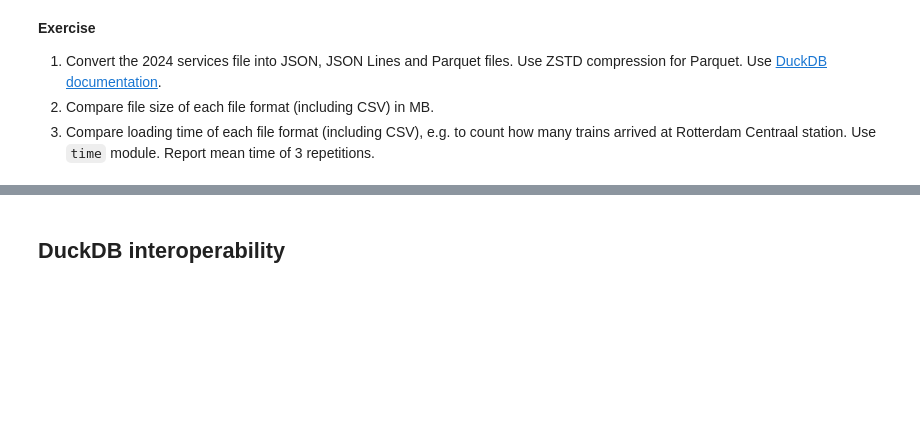
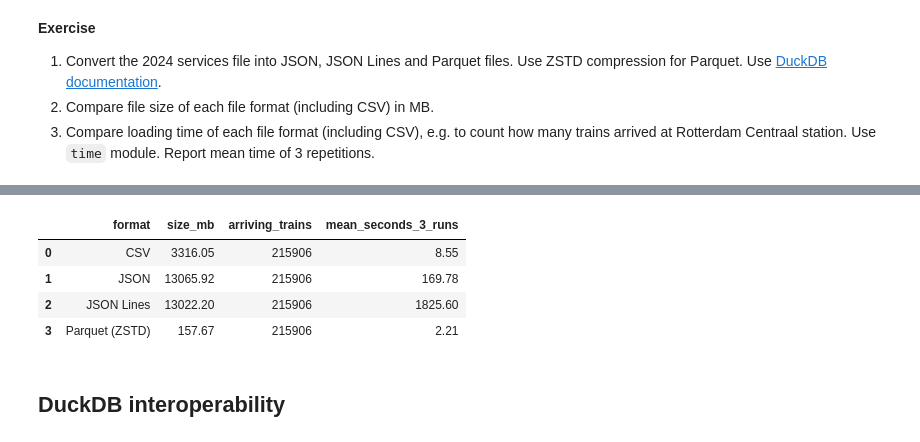
Before and after one commit to VictorRadelytskyi/MLOps_course_AGH, a Jupyter notebook: lab02/notebook_02_duckdb.ipynb, the cells around one changed output, grey strips where cells are left out. Drawn from its saved outputs; the diff is of its cells as text; code cells hidden in the pictures; blank space fills up the shorter version.

```diff
--- a/lab02/notebook_02_duckdb.ipynb
+++ b/lab02/notebook_02_duckdb.ipynb
@@ -195,3 +497,68 @@ with open("data/services_2024_duckdb.tsv") as file:
 1. Convert the 2024 services file into JSON, JSON Lines and Parquet files. Use ZSTD compression for Parquet. Use [DuckDB documentation](https://duckdb.org/docs/stable/sql/statements/copy.html#format-specific-options).
 2. Compare file size of each file format (including CSV) in MB.
 3. Compare loading time of each file format (including CSV), e.g. to count how many trains arrived at Rotterdam Centraal station. Use `time` module. Report mean time of 3 repetitions.
+# %%
+import os
+import pandas as pd
+import statistics
+import time
+
+source_csv = "data/services-2024.csv"
+json_file = "data/services-2024.json"
+jsonl_file = "data/services-2024.jsonl"
+parquet_file = "data/services-2024.parquet"
+
+format_db = duckdb.connect(":memory:")
+if not os.path.exists(json_file):
+    format_db.sql(f"""
+COPY (SELECT * FROM read_csv_auto('{source_csv}'))
+TO '{json_file}' (FORMAT JSON, ARRAY TRUE, OVERWRITE_OR_IGNORE TRUE)
+    """)
+if not os.path.exists(jsonl_file):
+    format_db.sql(f"""
+COPY (SELECT * FROM read_csv_auto('{source_csv}'))
+TO '{jsonl_file}' (FORMAT JSON, ARRAY FALSE, OVERWRITE_OR_IGNORE TRUE)
+    """)
+if not os.path.exists(parquet_file):
+    format_db.sql(f"""
+COPY (SELECT * FROM read_csv_auto('{source_csv}'))
+TO '{parquet_file}' (FORMAT PARQUET, COMPRESSION ZSTD, OVERWRITE_OR_IGNORE TRUE)
+    """)
+
+formats = [
+    ("CSV", "read_csv_auto", source_csv),
+    ("JSON", "read_json_auto", json_file),
+    ("JSON Lines", "read_json_auto", jsonl_file),
+    ("Parquet (ZSTD)", "read_parquet", parquet_file),
+]
+
+format_results = []
+arrival_counts = set()
+for label, reader, path in formats:
+    size_mb = os.path.getsize(path) / 1_000_000
+    timings = []
+    for _ in range(3):
+        started = time.perf_counter()
+        count = format_db.sql(f"""
+            SELECT COUNT(DISTINCT "Service:RDT-ID")
+            FROM {reader}('{path}')
+            WHERE "Stop:Station name" = 'Rotterdam Centraal'
+              AND "Stop:Arrival time" IS NOT NULL
+        """).fetchone()[0]
+        timings.append(time.perf_counter() - started)
+        arrival_counts.add(count)
+        print(f"{label} run {len(timings)}/3: {timings[-1]:.2f}s")
+    format_results.append({
+        "format": label,
+        "size_mb": size_mb,
+        "arriving_trains": count,
+        "mean_seconds_3_runs": statistics.fmean(timings),
+    })
+
+if len(arrival_counts) != 1:
+    raise ValueError(f"Format readers returned inconsistent counts: {arrival_counts}")
+
+format_results_df = pd.DataFrame(format_results).round(2)
+format_db.close()
+format_results_df
+# %% [output]
@@ -198,3 +577,8 @@ with open("data/services_2024_duckdb.tsv") as file:
+|  | format | size_mb | arriving_trains | mean_seconds_3_runs |
+| 0 | CSV | 3316.05 | 215906 | 8.55 |
+| 1 | JSON | 13065.92 | 215906 | 169.78 |
+| 2 | JSON Lines | 13022.20 | 215906 | 1825.60 |
+| 3 | Parquet (ZSTD) | 157.67 | 215906 | 2.21 |
 # %% [markdown]
 ## DuckDB interoperability
 # %% [markdown]
```
Also changed, not shown: parts of 28 cells of this notebook, 3 other files.
